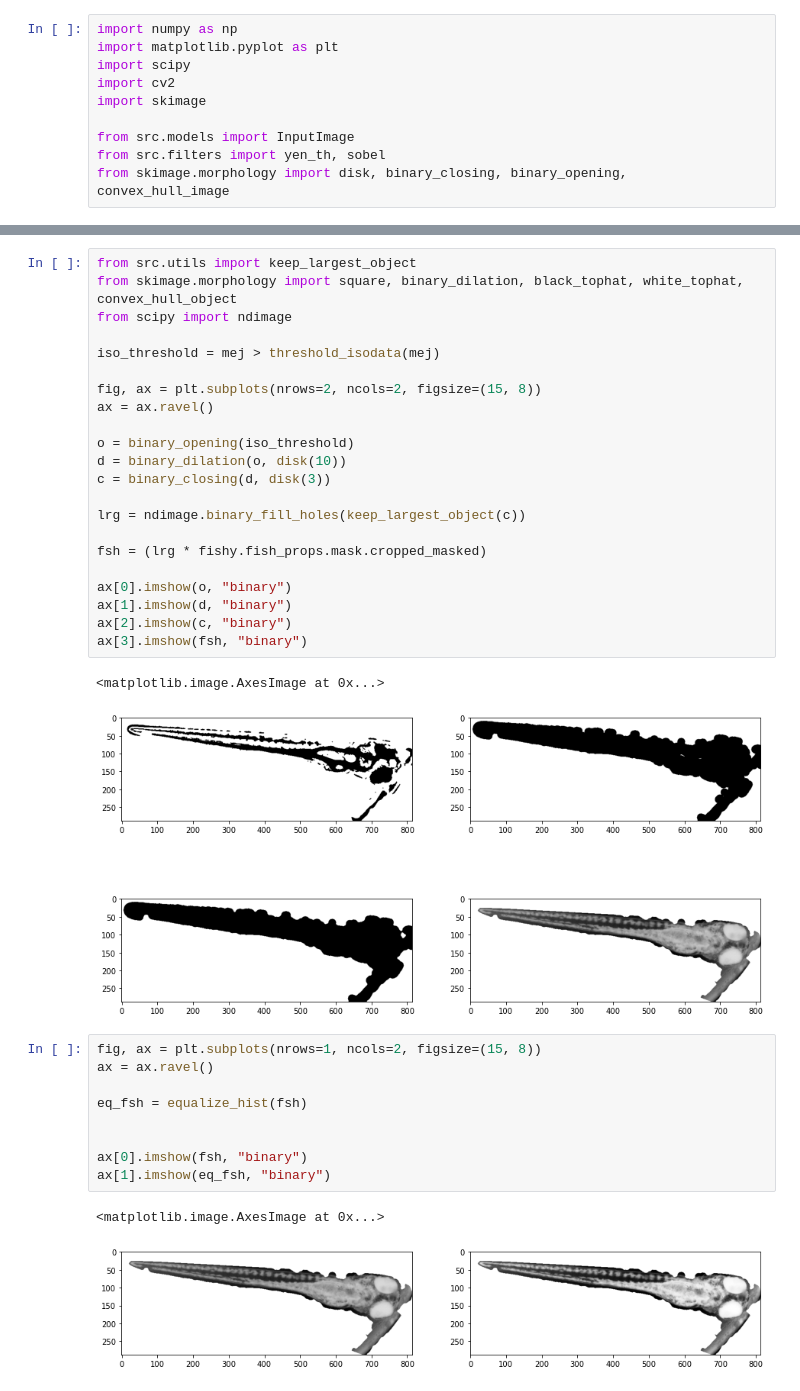
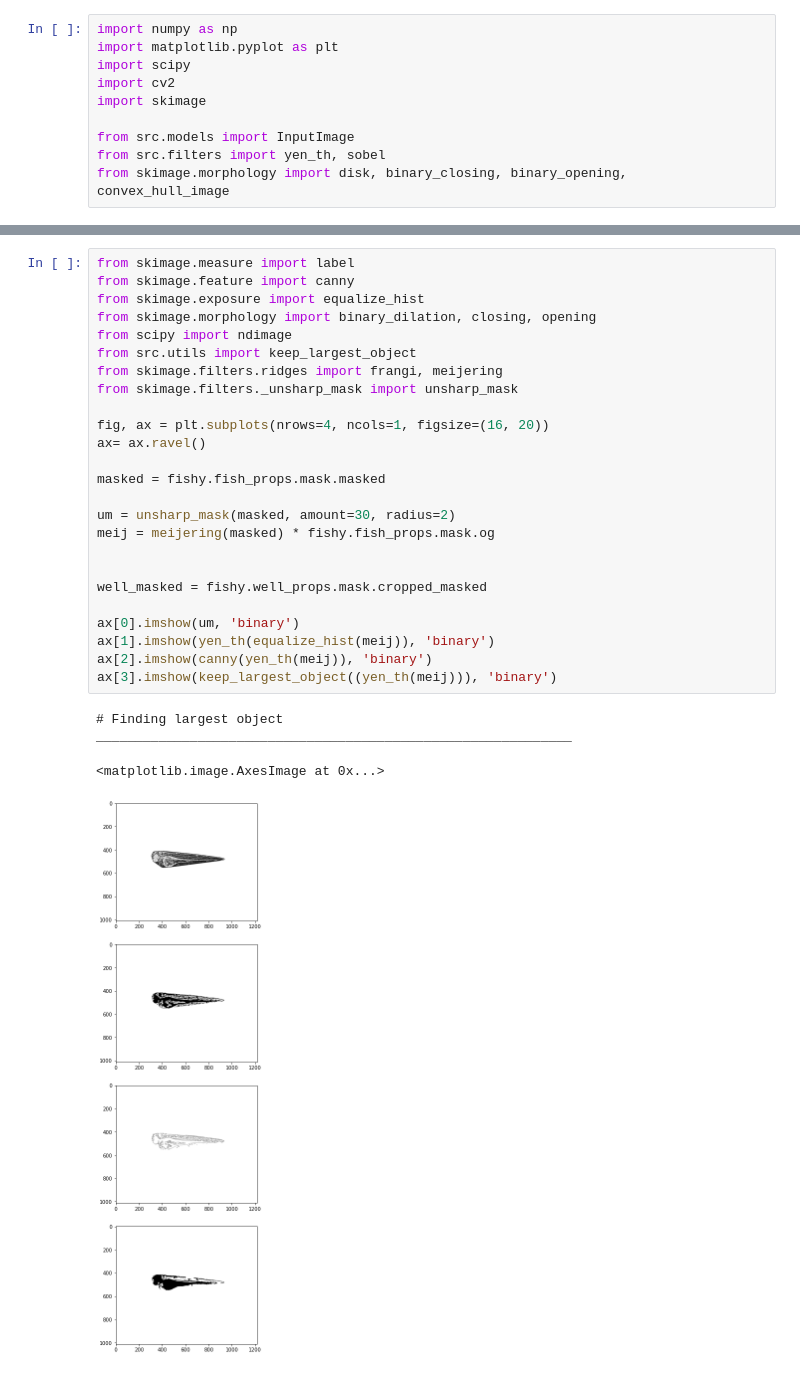
Before and after one commit to gimesia/zebrafisher, a Jupyter notebook: __jupyter__/refine_fish_mask.ipynb, the cells around one changed output, grey strips where cells are left out. Saved outputs shown, nothing was run; the diff lists cells and outputs as text.

```diff
--- a/__jupyter__/refine_fish_mask.ipynb
+++ b/__jupyter__/refine_fish_mask.ipynb
@@ -93,37 +50,30 @@ Text(0.5, 1.0, 'iso')
-# %%
-from src.utils import keep_largest_object
-from skimage.morphology import square, binary_dilation, black_tophat, white_tophat, convex_hull_object
-from scipy import ndimage
-
-iso_threshold = mej > threshold_isodata(mej)
-
-fig, ax = plt.subplots(nrows=2, ncols=2, figsize=(15, 8))
-ax = ax.ravel()
-
-o = binary_opening(iso_threshold)
-d = binary_dilation(o, disk(10))
-c = binary_closing(d, disk(3))
-
-lrg = ndimage.binary_fill_holes(keep_largest_object(c))
-
-fsh = (lrg * fishy.fish_props.mask.cropped_masked)
-
-ax[0].imshow(o, "binary")
-ax[1].imshow(d, "binary")
-ax[2].imshow(c, "binary")
-ax[3].imshow(fsh, "binary")
-# %% [output]
-<matplotlib.image.AxesImage at 0x...>
-[figure, removed]
-# %%
-fig, ax = plt.subplots(nrows=1, ncols=2, figsize=(15, 8))
-ax = ax.ravel()
-
-eq_fsh = equalize_hist(fsh)
-
-
-ax[0].imshow(fsh, "binary")
-ax[1].imshow(eq_fsh, "binary")
-# %% [output]
-<matplotlib.image.AxesImage at 0x...>
-[figure, removed]
+# %%
+from skimage.measure import label
+from skimage.feature import canny
+from skimage.exposure import equalize_hist
+from skimage.morphology import binary_dilation, closing, opening
+from scipy import ndimage
+from src.utils import keep_largest_object
+from skimage.filters.ridges import frangi, meijering
+from skimage.filters._unsharp_mask import unsharp_mask
+
+fig, ax = plt.subplots(nrows=4, ncols=1, figsize=(16, 20))
+ax= ax.ravel()
+
+masked = fishy.fish_props.mask.masked
+
+um = unsharp_mask(masked, amount=30, radius=2)
+meij = meijering(masked) * fishy.fish_props.mask.og
+
+
+well_masked = fishy.well_props.mask.cropped_masked
+
+ax[0].imshow(um, 'binary')
+ax[1].imshow(yen_th(equalize_hist(meij)), 'binary')
+ax[2].imshow(canny(yen_th(meij)), 'binary')
+ax[3].imshow(keep_largest_object((yen_th(meij))), 'binary')
+# %% [output]
+# Finding largest object
+_____________________________________________________________
+<matplotlib.image.AxesImage at 0x...>
+[figure, added]
```
Also changed, not shown: parts of 4 cells of this notebook, 2 other files.
